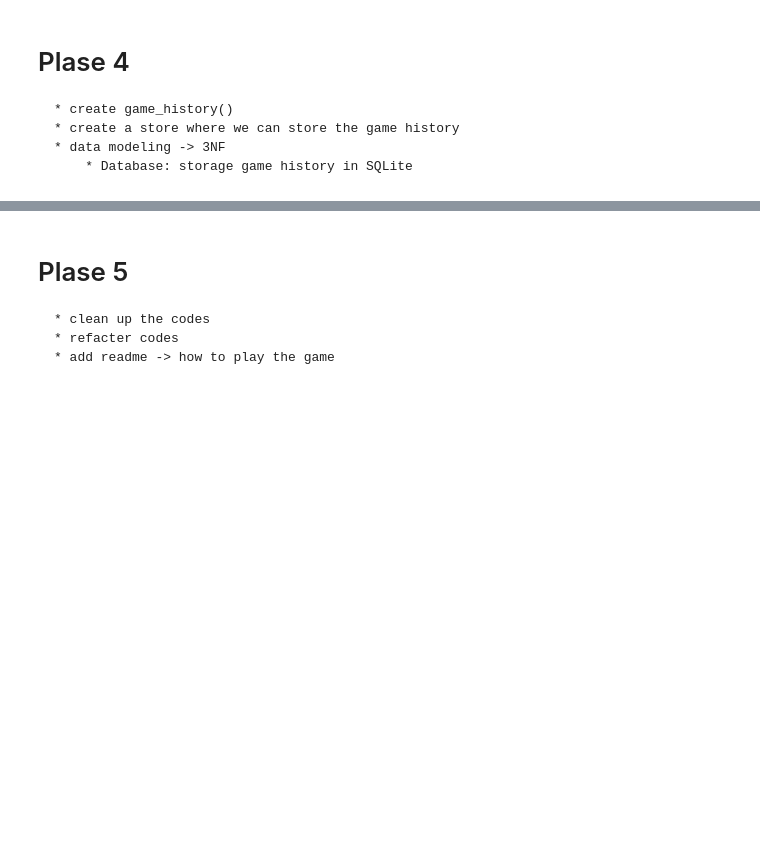
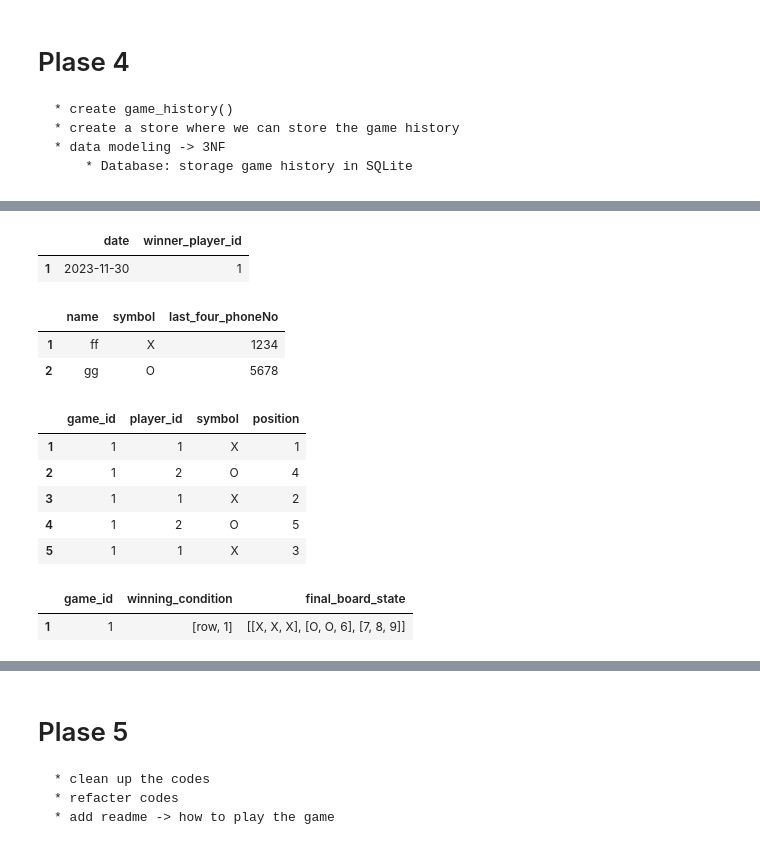
Before and after one commit to Franklin0603/tic-tac-toe-proj, a Jupyter notebook: project/ws/initial_codes.ipynb, the cells around one changed output, grey strips where cells are left out. Saved outputs shown, nothing was run; the diff lists cells and outputs as text; code cells hidden in the pictures; blank space fills up the shorter version.

Commit message:
added tests file & create store

```diff
--- a/project/ws/initial_codes.ipynb
+++ b/project/ws/initial_codes.ipynb
@@ -553,0 +1087,34 @@ with open('data/game_history.json', 'r') as file:
+# %%
+
+store = pd.read_json('game_history.json')
+# %%
+import pandas as pd
+
+games_df = pd.DataFrame.from_dict(store['games'], orient='index')
+games_df
+# %% [output]
+|  | date | winner_player_id |
+| 1 | 2023-11-30 | 1 |
+# %%
+players_df = pd.DataFrame.from_dict(store['players'], orient='index')
+players_df
+# %% [output]
+|  | name | symbol | last_four_phoneNo |
+| 1 | ff | X | 1234 |
+| 2 | gg | O | 5678 |
+# %%
+moves_df = pd.DataFrame.from_dict(store['moves'], orient='index')
+moves_df
+# %% [output]
+|  | game_id | player_id | symbol | position |
+| 1 | 1 | 1 | X | 1 |
+| 2 | 1 | 2 | O | 4 |
+| 3 | 1 | 1 | X | 2 |
+| 4 | 1 | 2 | O | 5 |
+| 5 | 1 | 1 | X | 3 |
+# %%
+game_outcomes_df = pd.DataFrame.from_dict(store['game_outcomes'], orient='index')
+game_outcomes_df
+# %% [output]
+|  | game_id | winning_condition | final_board_state |
+| 1 | 1 | [row, 1] | [[X, X, X], [O, O, 6], [7, 8, 9]] |
```
Also changed, not shown: parts of 20 cells of this notebook, 6 other files.
